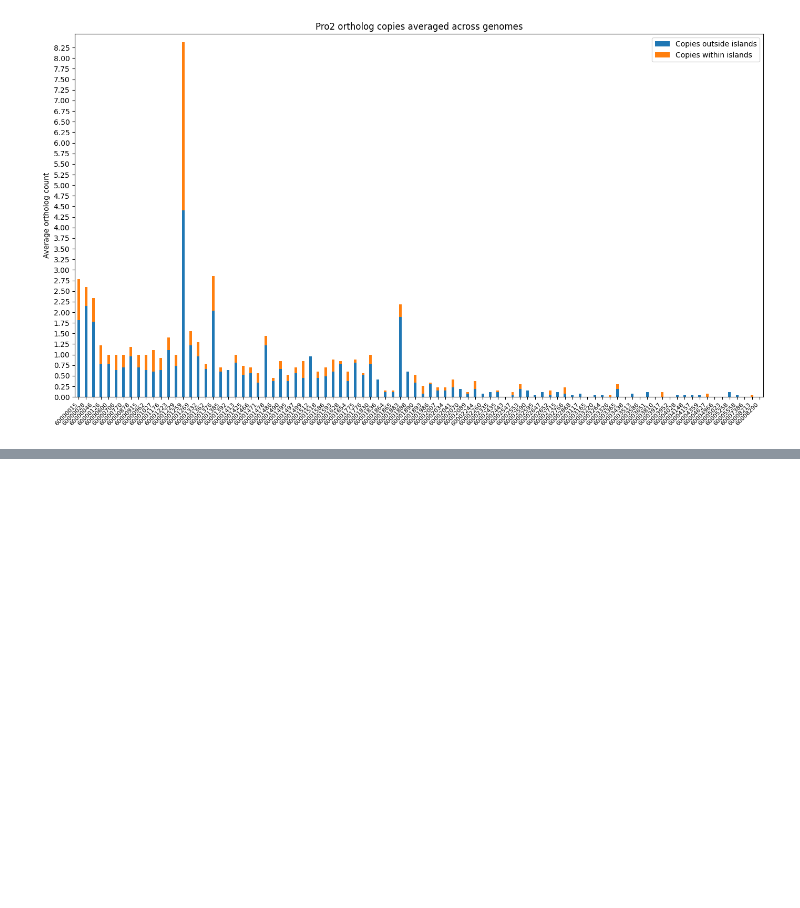
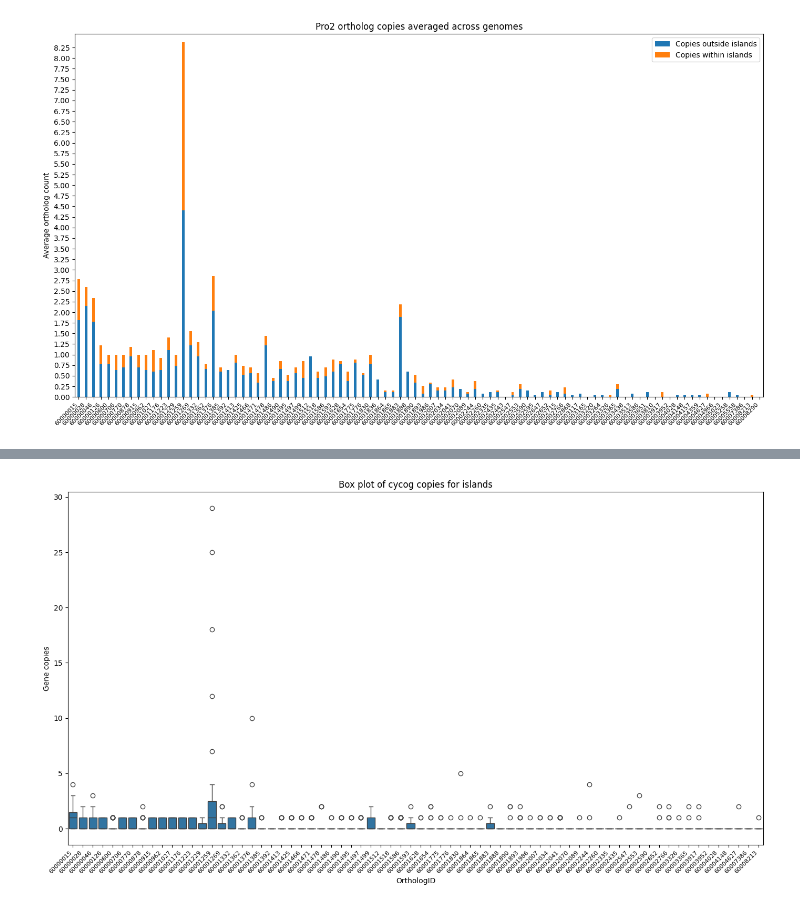
Before and after one commit to Jonahv11/cyano-serralysins, a Jupyter notebook: cycog-tree-tool/plotting_orth.ipynb, the cells around one changed output, grey strips where cells are left out. Saved outputs shown, nothing was run; the diff lists cells and outputs as text; code cells hidden in the pictures; blank space fills up the shorter version.

```diff
--- a/cycog-tree-tool/plotting_orth.ipynb
+++ b/cycog-tree-tool/plotting_orth.ipynb
@@ -118,0 +138,17 @@ plt.show()
+# %%
+genome_contig_df2 = pd.read_csv('../data/contigs2.csv', index_col= 0)
+genome_contig_df2['Category'] = genome_contig_df2.index
+genome_contig_melted2 = genome_contig_df2.melt(id_vars='Category', var_name='Variable', value_name='Value')
+
+plt.figure(figsize=(14, 8))
+sns.boxplot(data=genome_contig_melted2, x="Category", y="Value")
+plt.xlabel('OrthologID')
+plt.ylabel('Gene copies')
+plt.title('Box plot of cycog copies for islands')
+plt.xticks(rotation=45, fontsize=8, ha='right')  # Rotate x-axis labels
+
+# Show the plot
+plt.tight_layout()
+plt.show()
+# %% [output]
+[figure, added]
```
Also changed, not shown: parts of 8 cells of this notebook, 2 other files.
